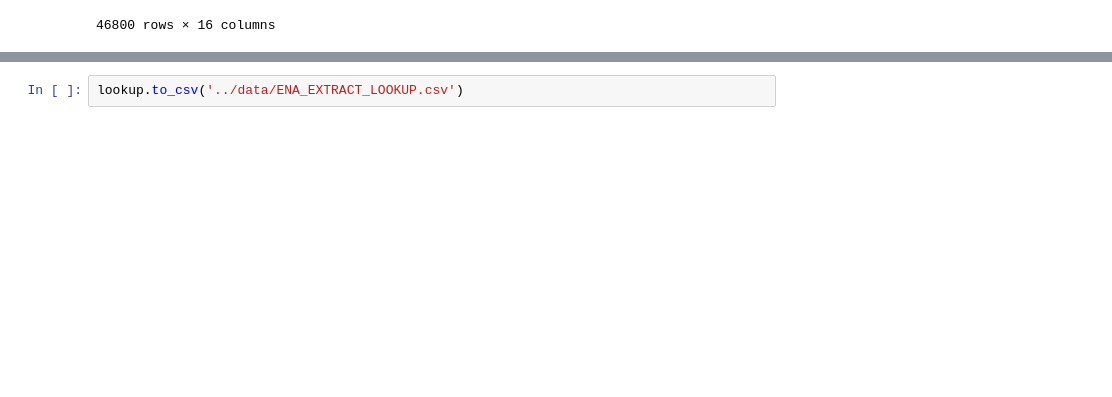
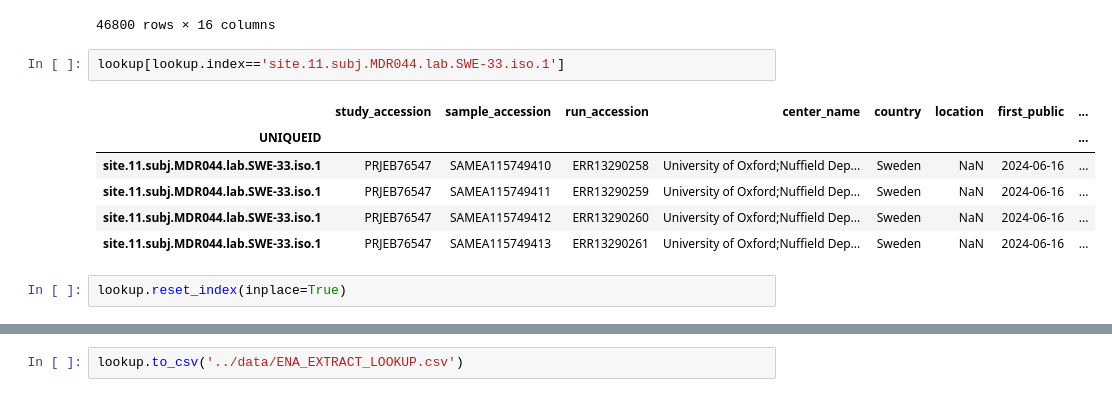
Before and after one commit to fowler-lab/pathogena-analysis-tools, a Jupyter notebook: tables/sandbox.ipynb, the cells around one changed output, grey strips where cells are left out. Drawn from its saved outputs; the diff is of its cells as text; blank space fills up the shorter version.

```diff
--- a/tables/sandbox.ipynb
+++ b/tables/sandbox.ipynb
@@ -400,3 +400,14 @@ lookup
 | site.ENA.subj.SAMN07659660.lab.1.... | PRJNA401515 | SAMN07659660 | SRR6045415 | NaN | United Kingdom: Oxford | NaN | 2017-12-01 | ... |
 | site.ENA.subj.SAMN08708730.lab.1.... | PRJNA428596 | SAMN08708730 | SRR6832238 | SUB3783172 | missing | NaN | 2018-03-15 | ... |
 46800 rows × 16 columns
+# %%
+lookup[lookup.index=='site.11.subj.MDR044.lab.SWE-33.iso.1']
+# %% [output]
+|  | study_accession | sample_accession | run_accession | center_name | country | location | first_public | ... |
+| UNIQUEID |  |  |  |  |  |  |  | ... |
+| site.11.subj.MDR044.lab.SWE-33.iso.1 | PRJEB76547 | SAMEA115749410 | ERR13290258 | University of Oxford;Nuffield Dep... | Sweden | NaN | 2024-06-16 | ... |
+| site.11.subj.MDR044.lab.SWE-33.iso.1 | PRJEB76547 | SAMEA115749411 | ERR13290259 | University of Oxford;Nuffield Dep... | Sweden | NaN | 2024-06-16 | ... |
+| site.11.subj.MDR044.lab.SWE-33.iso.1 | PRJEB76547 | SAMEA115749412 | ERR13290260 | University of Oxford;Nuffield Dep... | Sweden | NaN | 2024-06-16 | ... |
+| site.11.subj.MDR044.lab.SWE-33.iso.1 | PRJEB76547 | SAMEA115749413 | ERR13290261 | University of Oxford;Nuffield Dep... | Sweden | NaN | 2024-06-16 | ... |
+# %%
+lookup.reset_index(inplace=True)
```
Also changed, not shown: parts of 4 cells of this notebook, 1 other file.
